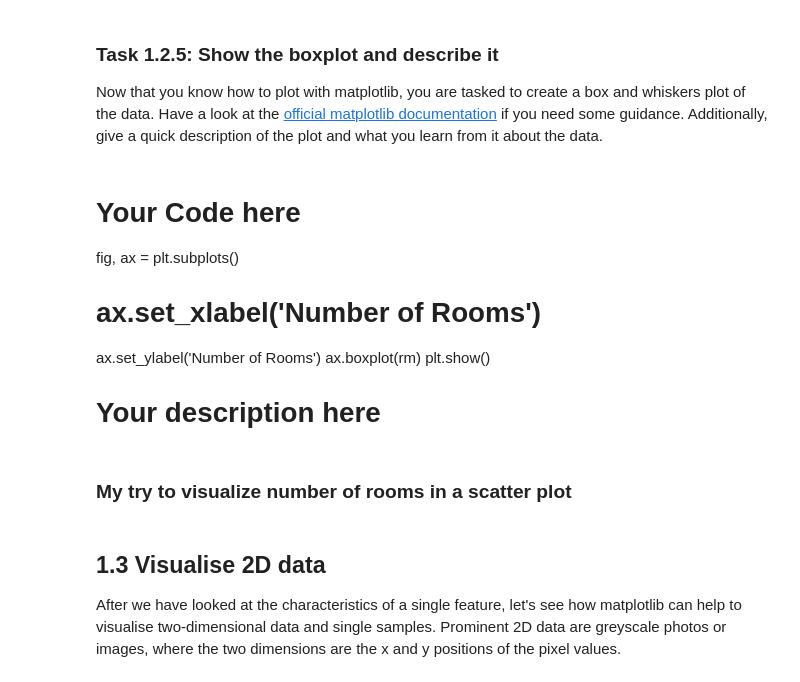
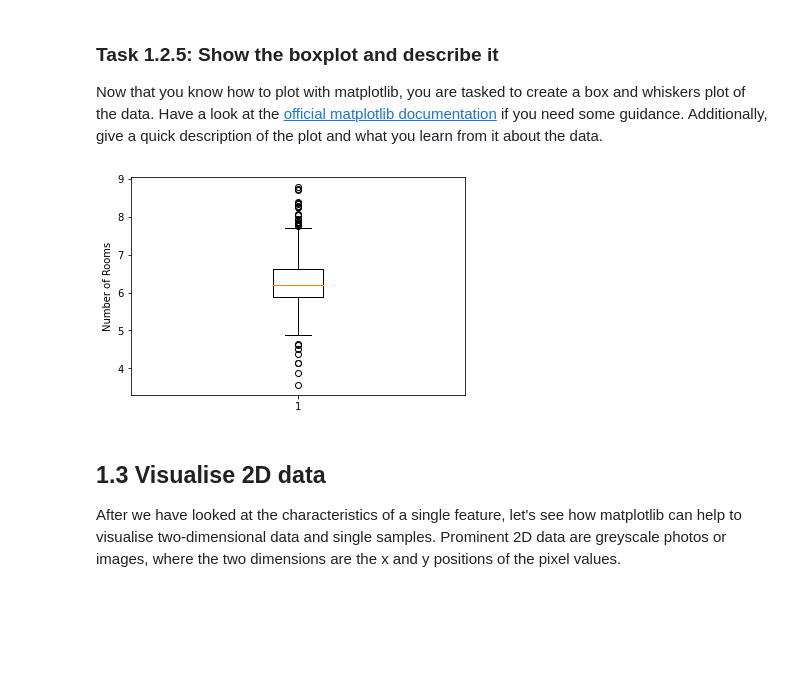
Before and after one commit to joe-hannes/DAIS, a Jupyter notebook: week2/PlottingCorrelation.ipynb, the cells around one changed output. Cells and saved outputs as stored; diff of their text form; code cells hidden in the pictures; blank space fills up the shorter version.

```diff
--- a/week2/PlottingCorrelation.ipynb
+++ b/week2/PlottingCorrelation.ipynb
@@ -145,15 +145,3 @@ plt.show()
 # %% [markdown]
 ### Task 1.2.5: Show the boxplot and describe it
 Now that you know how to plot with matplotlib, you are tasked to create a box and whiskers plot of the data. Have a look at the [official matplotlib documentation](https://matplotlib.org/stable/api/_as_gen/matplotlib.pyplot.boxplot.html) if you need some guidance. Additionally, give a quick description of the plot and what you learn from it about the data.
-# %% [markdown]
-# Your Code here
-
-fig, ax = plt.subplots()
-# ax.set_xlabel('Number of Rooms')
-ax.set_ylabel('Number of Rooms')
-ax.boxplot(rm)
-plt.show()
-
-# Your description here
-# %% [markdown]
-### My try to visualize number of rooms in a scatter plot
@@ -165,3 +148,15 @@ plt.show()
+# %%
+# Your Code here
+
+fig, ax = plt.subplots()
+# ax.set_xlabel('Number of Rooms')
+ax.set_ylabel('Number of Rooms')
+ax.boxplot(rm)
+plt.show()
+
+# Your description here
+# %% [output]
+[figure, added]
 # %% [markdown]
 ## 1.3 Visualise 2D data
 After we have looked at the characteristics of a single feature, let's see how matplotlib can help to visualise two-dimensional data and single samples. Prominent 2D data are greyscale photos or images, where the two dimensions are the x and y positions of the pixel values.
```
Also changed, not shown: parts of 1 cell of this notebook.
